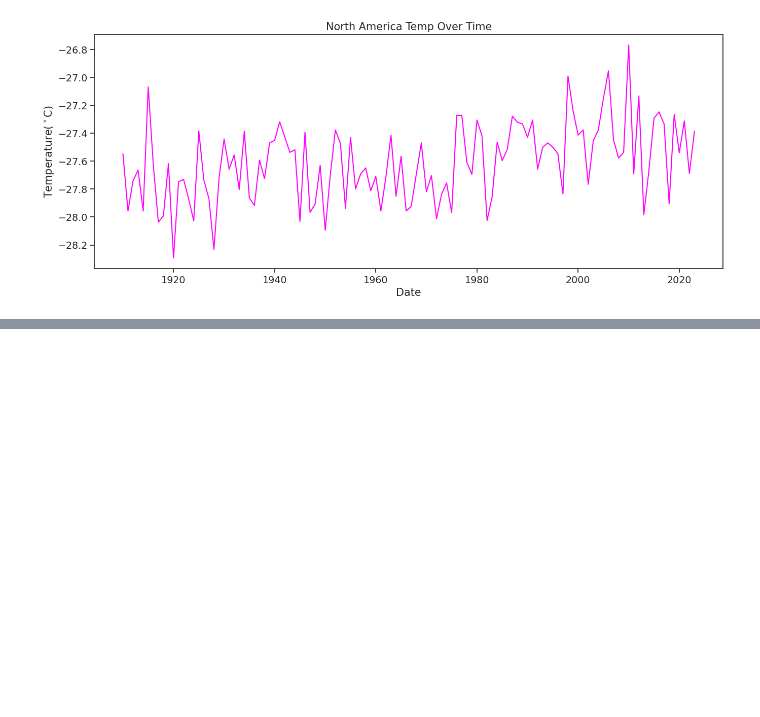
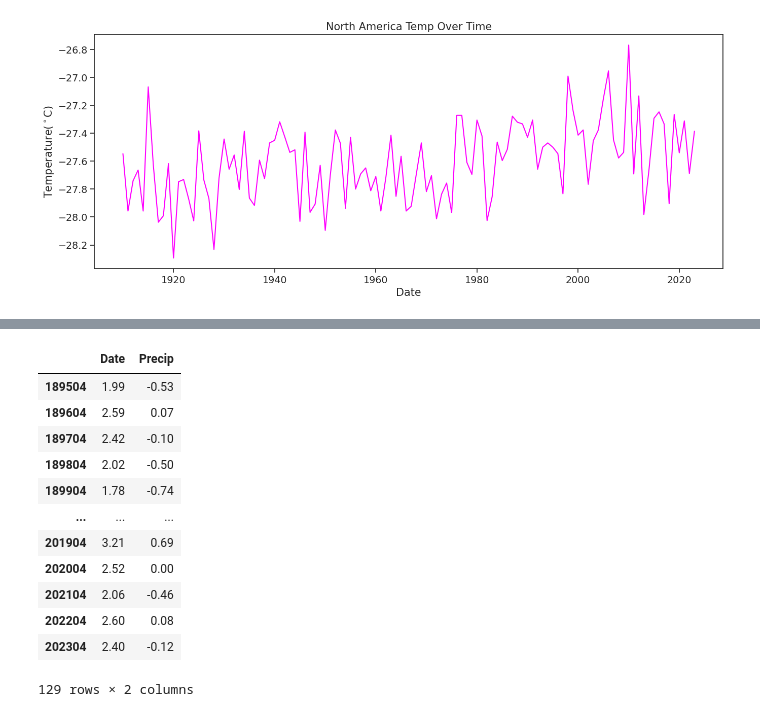
Before and after one commit to Doobernicus/get-started-with-reproducible-science-Doobernicus, a Jupyter notebook: get_started_with_open_reproducible_science.ipynb, the cells around one changed output, grey strips where cells are left out. Drawn from its saved outputs; the diff is of its cells as text; code cells hidden in the pictures; blank space fills up the shorter version.

```diff
--- a/get_started_with_open_reproducible_science.ipynb
+++ b/get_started_with_open_reproducible_science.ipynb
@@ -500,3 +515,19 @@ na_avg_temp_df.plot(
+# %%
+na_prec_df
+# %% [output]
+|  | Date | Precip |
+| 189504 | 1.99 | -0.53 |
+| 189604 | 2.59 | 0.07 |
+| 189704 | 2.42 | -0.10 |
+| 189804 | 2.02 | -0.50 |
+| 189904 | 1.78 | -0.74 |
+| ... | ... | ... |
+| 201904 | 3.21 | 0.69 |
+| 202004 | 2.52 | 0.00 |
+| 202104 | 2.06 | -0.46 |
+| 202204 | 2.60 | 0.08 |
+| 202304 | 2.40 | -0.12 |
+129 rows × 2 columns
 # %% [markdown]
 ## Congratulations, you finished this coding challenge -- now make sure that your code is **reproducible**
 
```
Also changed, not shown: parts of 2 cells of this notebook, 3 other files.
